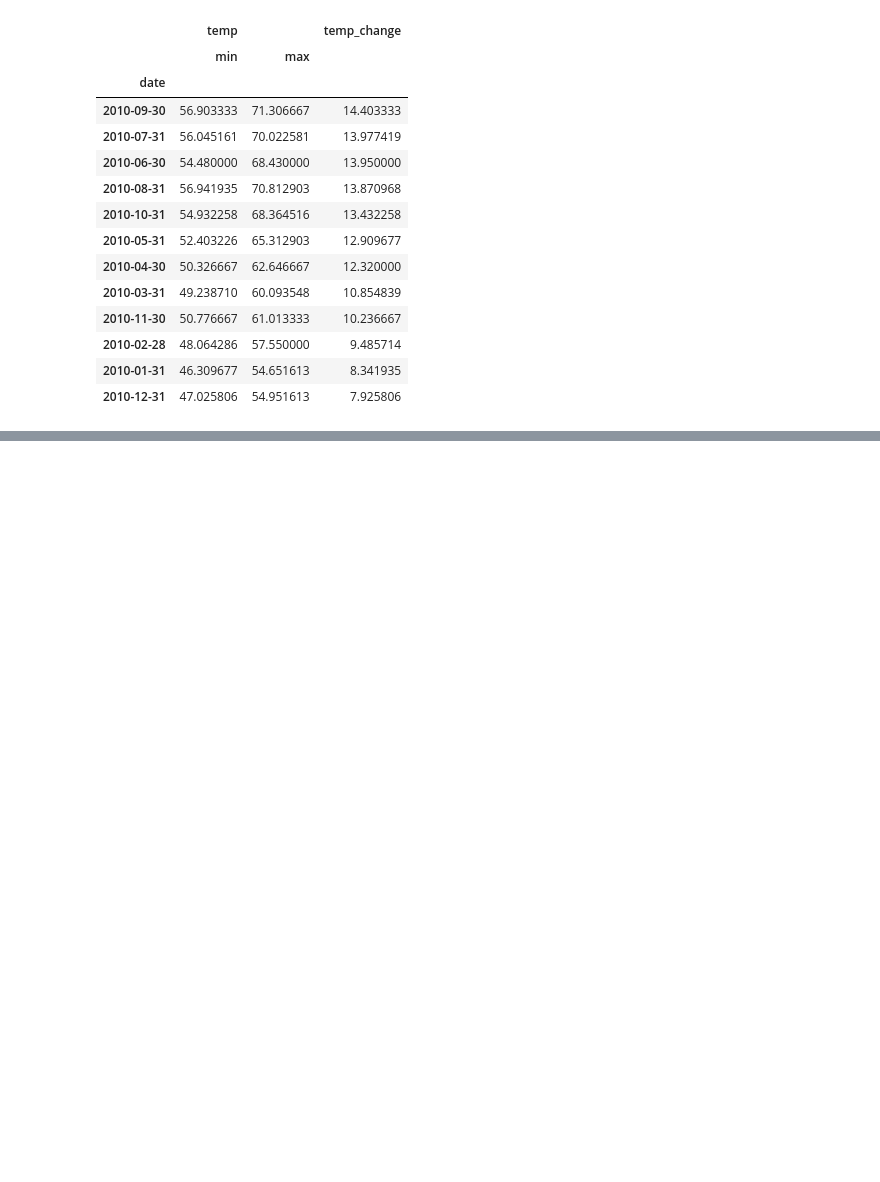
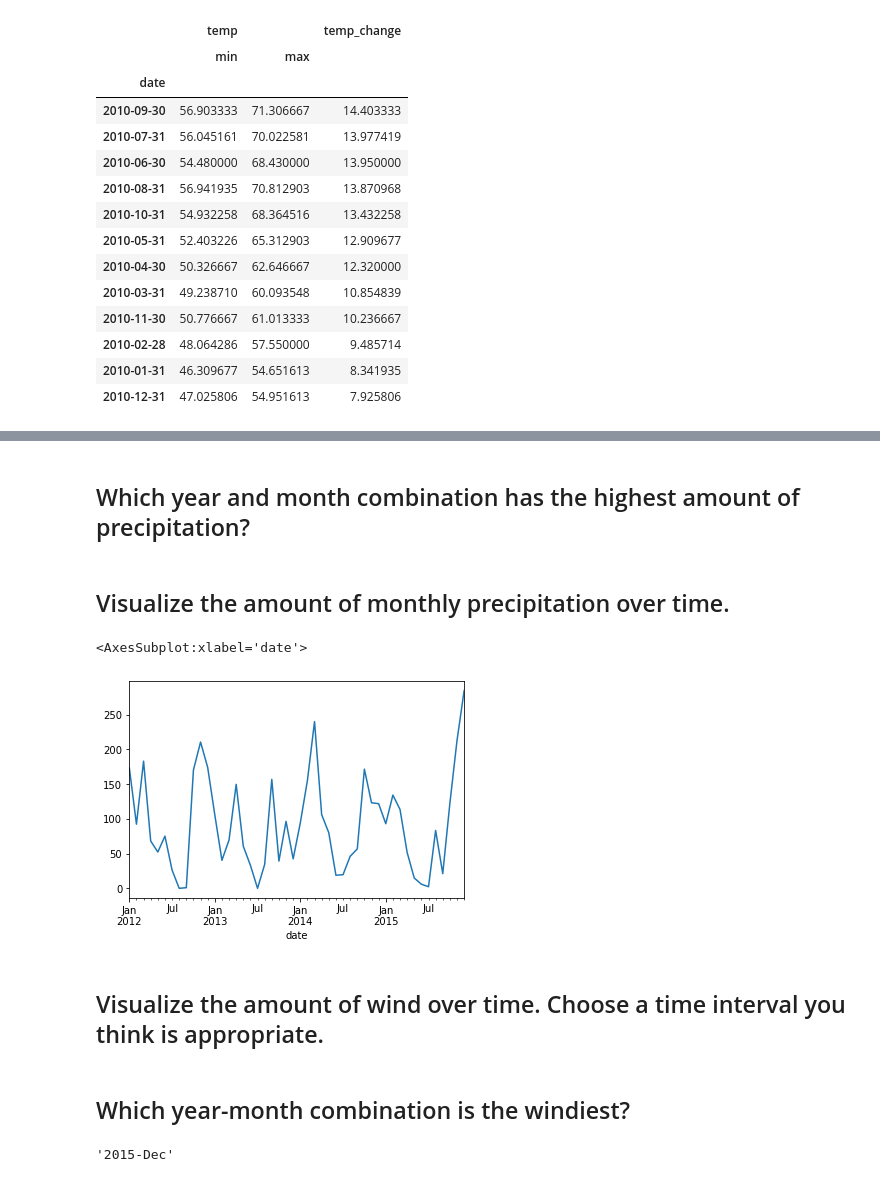
Before and after one commit to joshua-shorterivey/time-series-exercises, a Jupyter notebook: datetime_excercises.ipynb, the cells around one changed output, grey strips where cells are left out. Cells and saved outputs as stored; diff of their text form; code cells hidden in the pictures; blank space fills up the shorter version.

```diff
--- a/datetime_excercises.ipynb
+++ b/datetime_excercises.ipynb
@@ -227,0 +216,2 @@ Does the month make a difference in the delay amount?
+# %%
+seattle = data.seattle_weather()
@@ -227,0 +234,23 @@ Does the month make a difference in the delay amount?
+# %%
+seattle = seattle.set_index('date')
+# %% [markdown]
+## Which year and month combination has the highest amount of precipitation?
+# %%
+seattle['year_month'] = seattle.index.strftime('%Y-%b')
+# %%
+seattle['month'] = seattle.index.strftime('%b')
+# %% [markdown]
+## Visualize the amount of monthly precipitation over time.
+# %%
+seattle.resample('M').sum().precipitation.plot()
+# %% [output]
+<AxesSubplot:xlabel='date'>
+[figure, added]
+# %% [markdown]
+## Visualize the amount of wind over time. Choose a time interval you think is appropriate.
+# %% [markdown]
+## Which year-month combination is the windiest?
+# %%
+seattle.groupby('year_month').sum().wind.idxmax()
+# %% [output]
+'2015-Dec'
```
Also changed, not shown: parts of 15 cells of this notebook, 3 other files.
